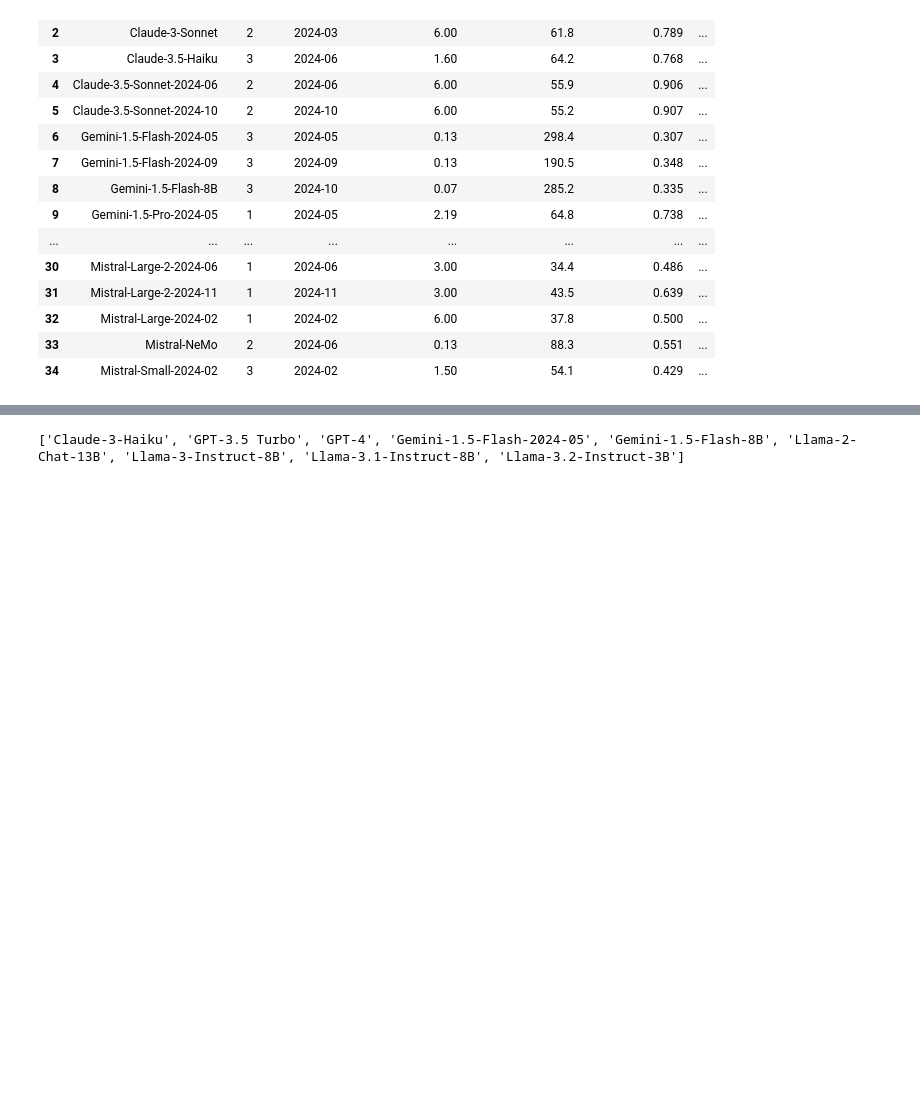
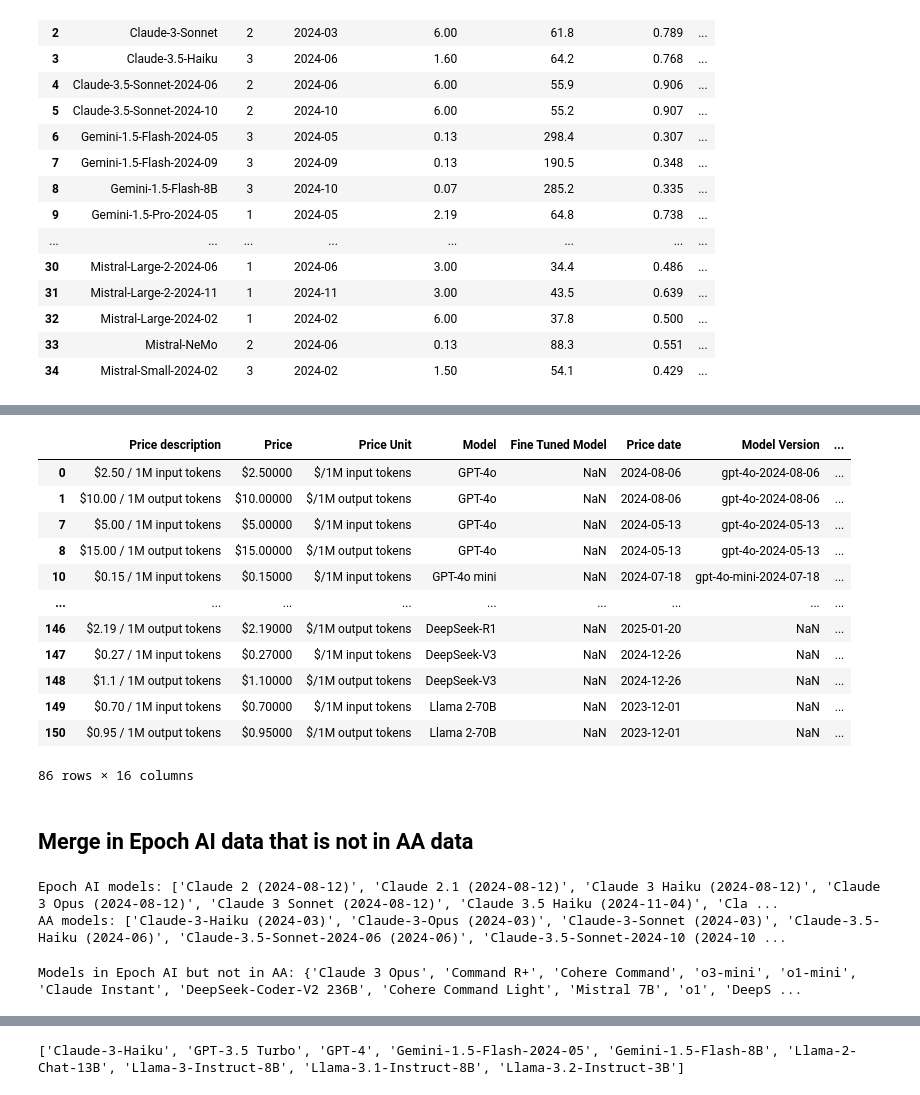
Before and after one commit to epoch-research/llm-benchmark-efficiency, a Jupyter notebook: aa_price_performance.ipynb, the cells around one changed output, grey strips where cells are left out. Saved outputs shown, nothing was run; the diff lists cells and outputs as text; code cells hidden in the pictures; blank space fills up the shorter version.

```diff
--- a/aa_price_performance.ipynb
+++ b/aa_price_performance.ipynb
@@ -43,0 +65,54 @@ aa_df
+# %%
+# Filter out pricing for finetuned versions of models
+api_price_df = api_price_df[api_price_df['Fine Tuned Model'].isna()]
+# Focus on the simplest price units: $/1M input tokens and $/1M output tokens
+api_price_df = api_price_df[api_price_df['Price Unit'].isin(['$/1M input tokens', '$/1M output tokens'])]
+api_price_df
+# %% [output]
+|  | Price description | Price | Price Unit | Model | Fine Tuned Model | Price date | Model Version | ... |
+| 0 | $2.50 / 1M input tokens | $2.50000 | $/1M input tokens | GPT-4o | NaN | 2024-08-06 | gpt-4o-2024-08-06 | ... |
+| 1 | $10.00 / 1M output tokens | $10.00000 | $/1M output tokens | GPT-4o | NaN | 2024-08-06 | gpt-4o-2024-08-06 | ... |
+| 7 | $5.00 / 1M input tokens | $5.00000 | $/1M input tokens | GPT-4o | NaN | 2024-05-13 | gpt-4o-2024-05-13 | ... |
+| 8 | $15.00 / 1M output tokens | $15.00000 | $/1M output tokens | GPT-4o | NaN | 2024-05-13 | gpt-4o-2024-05-13 | ... |
+| 10 | $0.15 / 1M input tokens | $0.15000 | $/1M input tokens | GPT-4o mini | NaN | 2024-07-18 | gpt-4o-mini-2024-07-18 | ... |
+| ... | ... | ... | ... | ... | ... | ... | ... | ... |
+| 146 | $2.19 / 1M output tokens | $2.19000 | $/1M output tokens | DeepSeek-R1 | NaN | 2025-01-20 | NaN | ... |
+| 147 | $0.27 / 1M input tokens | $0.27000 | $/1M input tokens | DeepSeek-V3 | NaN | 2024-12-26 | NaN | ... |
+| 148 | $1.1 / 1M output tokens | $1.10000 | $/1M output tokens | DeepSeek-V3 | NaN | 2024-12-26 | NaN | ... |
+| 149 | $0.70 / 1M input tokens | $0.70000 | $/1M input tokens | Llama 2-70B | NaN | 2023-12-01 | NaN | ... |
+| 150 | $0.95 / 1M output tokens | $0.95000 | $/1M output tokens | Llama 2-70B | NaN | 2023-12-01 | NaN | ... |
+86 rows × 16 columns
+# %% [markdown]
+## Merge in Epoch AI data that is not in AA data
+# %%
+epoch_price_models_with_date = list(sorted(set([f'{m} ({d})' for m, d in zip(api_price_df['Model'], api_price_df['Price date'])])))
+aa_price_models_with_date = list(sorted(set([f'{m} ({d})' for m, d in zip(aa_df['Model Name'], aa_df['Release Date'])])))
+print('Epoch AI models:', epoch_price_models_with_date)
+print('AA models:', aa_price_models_with_date)
+# %% [output]
+Epoch AI models: ['Claude 2 (2024-08-12)', 'Claude 2.1 (2024-08-12)', 'Claude 3 Haiku (2024-08-12)', 'Claude 3 Opus (2024-08-12)', 'Claude 3 Sonnet (2024-08-12)', 'Claude 3.5 Haiku (2024-11-04)', 'Cla ...
+AA models: ['Claude-3-Haiku (2024-03)', 'Claude-3-Opus (2024-03)', 'Claude-3-Sonnet (2024-03)', 'Claude-3.5-Haiku (2024-06)', 'Claude-3.5-Sonnet-2024-06 (2024-06)', 'Claude-3.5-Sonnet-2024-10 (2024-10 ...
+# %%
+model_mappings = {
+    # GPT Models
+    'GPT-4 (2023-03-14)': 'GPT-4 (2023-03)',
+    'GPT-3.5 Turbo (2023-11-06)': 'GPT-3.5 Turbo (2023-11)',
+    'GPT-4 Turbo (2023-11-06)': 'GPT-4 Turbo (2023-11)',
+    'GPT-4o (2024-05-13)': 'GPT-4o-2024-05 (2024-05)',
+    'GPT-4o (2024-08-06)': 'GPT-4o-2024-08 (2024-08)',
+    'GPT-4o mini (2024-07-18)': 'GPT-4o-mini (2024-07)',
+
+    # Llama Models
+    'Llama 3.1-405B (2024-07)': 'Llama-3.1-Instruct-405B (2024-07)',
+}
+
+# Find models in Epoch AI that are not in AA
+epoch_models_not_in_aa = set()
+for epoch_model in epoch_price_models_with_date:
+    if epoch_model not in model_mappings:
+        model_name = epoch_model.split(' (')[0]
+        epoch_models_not_in_aa.add(model_name)
+
+print('Models in Epoch AI but not in AA:', epoch_models_not_in_aa)
+# %% [output]
+Models in Epoch AI but not in AA: {'Claude 3 Opus', 'Command R+', 'Cohere Command', 'o3-mini', 'o1-mini', 'Claude Instant', 'DeepSeek-Coder-V2 236B', 'Cohere Command Light', 'Mistral 7B', 'o1', 'DeepS ...
```
Also changed, not shown: parts of 9 cells of this notebook, 2 other files.
